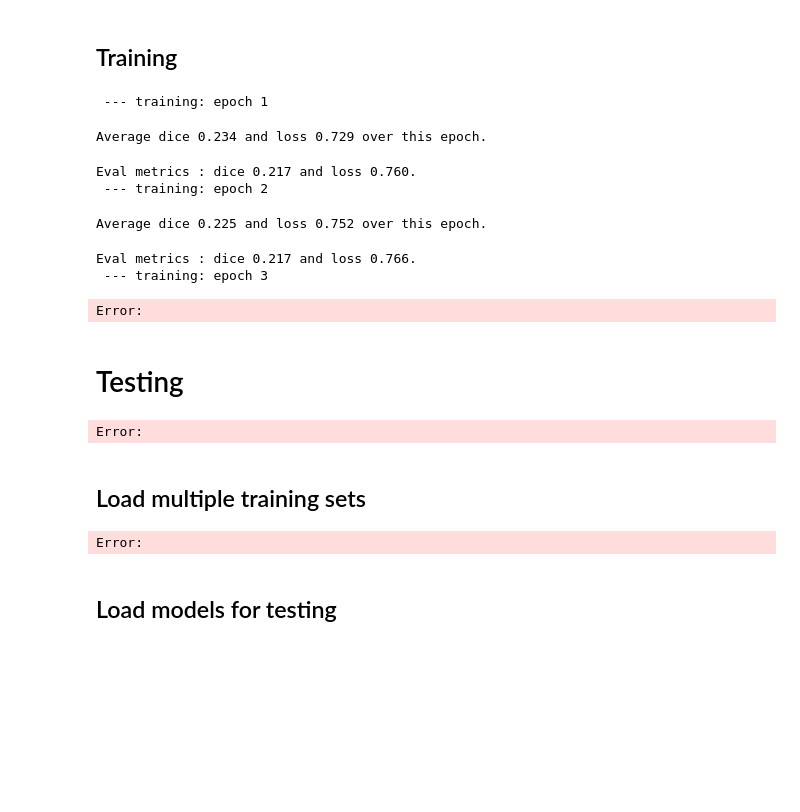
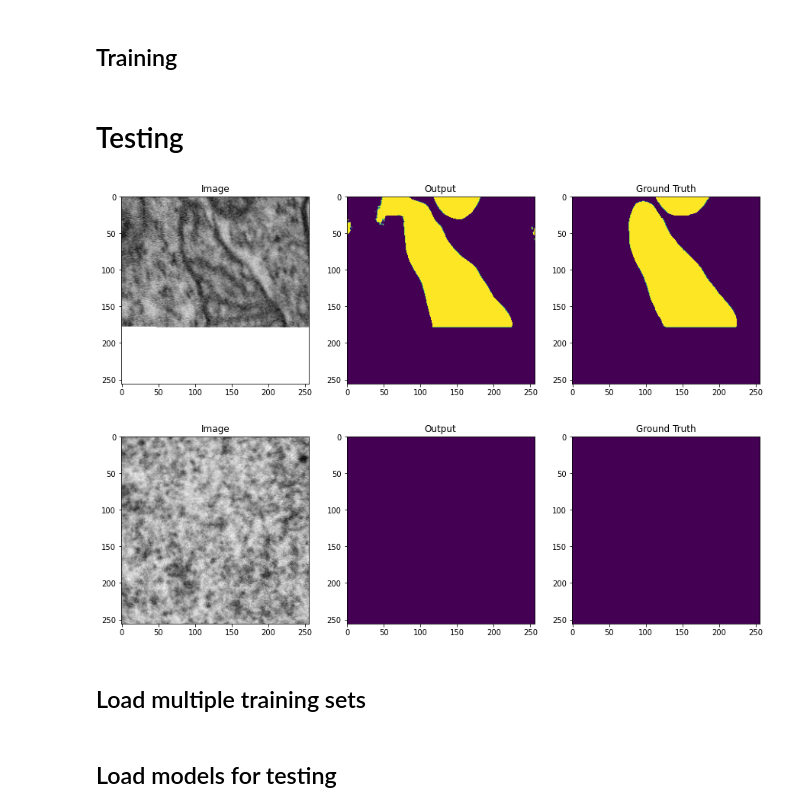
Before and after one commit to JonasMht/TER_CNN_Compression, a Jupyter notebook: Distilling/Segmentation.ipynb, the cells around one changed output. Cells and saved outputs as stored; diff of their text form; code cells hidden in the pictures; blank space fills up the shorter version.

```diff
--- a/Distilling/Segmentation.ipynb
+++ b/Distilling/Segmentation.ipynb
@@ -110,15 +112,15 @@ def load_teacher_model(path=""):
 def save_model(model, path):
 	torch.save(model.state_dict(), path)
 
-# Function that returns a list of paths in a folder that start with a word
+# Function that returns a list of paths in a folder that start with a word and that are sorted in increasing order
 def get_path_list(path, start_with=""):
-	path_list = [osp.join(path, f) for f in os.listdir(path) if f.startswith(start_with)]
+	path_list = []
+	for file in os.listdir(path):
+		if file.startswith(start_with):
+			path_list.append(os.path.join(path, file))
+	path_list.sort(key=lambda f: int(''.join(filter(str.isdigit, f))))
 	return path_list
-
-# Function that returns the names in a path list with the last number in the name
-def get_last_number_in_name(path_list):
-	last_number = [int(f.split("_")[-1].split(".")[0]) for f in path_list]
-	return last_number
+# Function that returns in a path list with the first number in the name
 
 def get_trainable_param(model):
 	model_parameters = filter(lambda p: p.requires_grad, model.parameters())
@@ -128,7 +130,6 @@ def get_trainable_param(model):
 def show_prediction(model, val_loader, n=0):
 	model.eval().cuda()
 
-	criterion = nn.BCEWithLogitsLoss()
 	with torch.no_grad():
 		for i,(img,gt) in enumerate(val_loader):
 			if n !=0 and i > n:
@@ -142,11 +143,19 @@ def show_prediction(model, val_loader, n=0):
 			output = output.clamp(min = 0, max = 1)
 			gt = gt.clamp(min = 0, max = 1)
 
+
+
+
 			# Plot image, output and ground truth one one row
 			fig, ax = plt.subplots(1,3, figsize=(15,15))
 			ax[0].imshow(img[0].cpu().numpy().transpose(1,2,0))
 			ax[1].imshow(output[0].cpu().numpy().transpose(1,2,0))
 			ax[2].imshow(gt[0].cpu().numpy().transpose(1,2,0))
+			# Name each axis
+			ax[0].set_title("Image")
+			ax[1].set_title("Output")
+			ax[2].set_title("Ground Truth")
+
 			plt.show()
 # %%
 date = str(datetime.now()).split(' ')[0]
@@ -754,7 +580,7 @@ else:
 	log_file.flush()
 
 # Train smaller models
-for i in range(1, n_models+1):
+for i in range(3, n_models+1):
 	# Distilled model
 	model = load_model(UNet_modular(channel_depth=2*i, n_channels=3, n_classes=1))
 	model_descr = "distilled_model_{}_param_{}".format(i, get_trainable_param(model))
@@ -775,55 +601,19 @@ for i in range(1, n_models+1):
 """
 
 log_file.close()
-# %% [output]
- --- training: epoch 1
-Average dice 0.234 and loss 0.729 over this epoch.
-Eval metrics : dice 0.217 and loss 0.760.
- --- training: epoch 2
-Average dice 0.225 and loss 0.752 over this epoch.
-Eval metrics : dice 0.217 and loss 0.766.
- --- training: epoch 3
-# %%
-models_1 = []
-
-models_2 = []
-
-
-for i in range(30, n_models):
-	  l1_size = int(1+i*1)
-	  # Train models without distillation
-	  model = train(load_model(GenericNetwork(l1_size)), train_dataloader, validation_dataloader, trainStep, testStep, n_epochs)
-	  models_1.append(model)
-	  save_model(model, save_path+"/newtork_weigths/no_distillation_first_layer_size_{:}.pth".format(l1_size))
-
-	  model = train(load_model(GenericNetwork(l1_size)), train_dataloader, validation_dataloader, studentTrainStepDistillationMNIST, testStep, n_epochs)
-	  models_2.append(model)
-	  save_model(model, save_path+"/newtork_weigths/distillation_first_layer_size_{:}.pth".format(l1_size))
-# %% [output]
-Error:
 # %% [markdown]
 # Testing
 # %%
 # Tast a model
 model = load_model(
     load_model(UNet_modular(channel_depth=32, n_channels=3, n_classes=1)),
-    "/home/mehtali/TER_CNN_Compression/Data/Saves/IGBMC_I3_2023-03-15_17:51:47/newtork_weigths/best_teacher_model_parameters_3352257")
+    "/home/mehtali/TER_CNN_Compression/Data/Saves/IGBMC_I3_DISTILLATION_V3/newtork_weigths/best_teacher_model_param_3352257.pth")
 
-show_prediction(model, test_dataloader, 10)
+show_prediction(model, test_dataloader, 1)
 # %% [output]
-Error:
+[figure, added]
+[figure, added]
 # %% [markdown]
 ## Load multiple training sets
-# %%
-n_training = 20
-
-split = int(len(data)/n_training)
-test_data_array = random_split(data, [split for i in range(n_training)])
-
-print("Number of splits : ",len(test_data_array))
-if len(test_data_array) > 0:
-	print("Split size : ", len(test_data_array[0]))
-# %% [output]
-Error:
 # %% [markdown]
 ## Load models for testing
```
Also changed, not shown: parts of 14 cells of this notebook.
